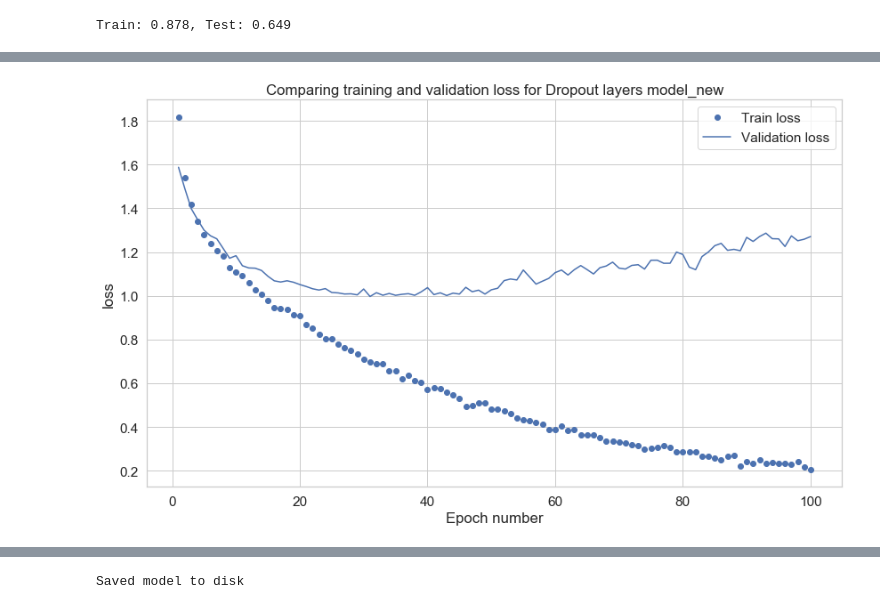
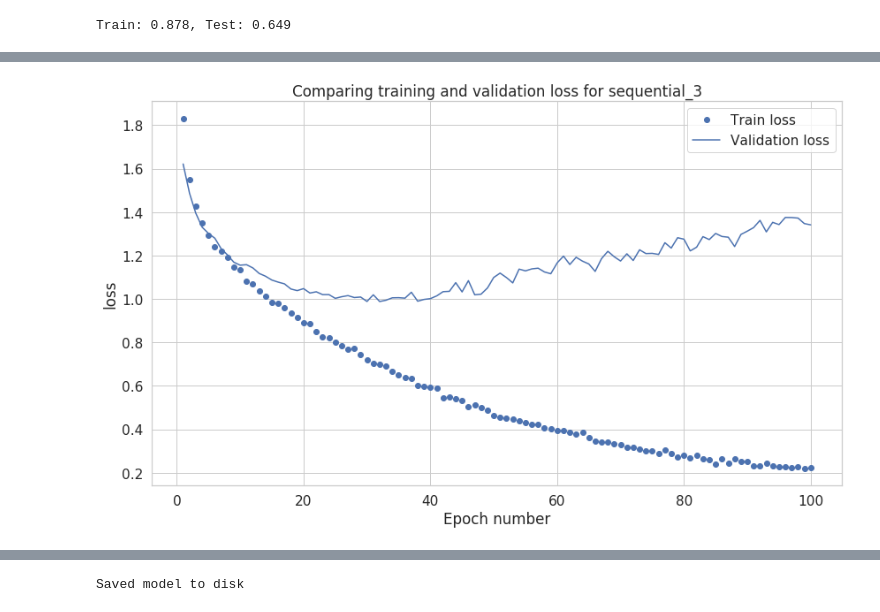
Before and after one commit to meetnisha/genre, a Jupyter notebook: app/analysis/EDA_DL.ipynb, the cells around one changed output, grey strips where cells are left out. Drawn from its saved outputs; the diff is of its cells as text; code cells hidden in the pictures.

```diff
--- a/app/analysis/EDA_DL.ipynb
+++ b/app/analysis/EDA_DL.ipynb
@@ -265,6 +276,7 @@ def remove_stopwords(input_text):
 df1.title = df1.title.apply(remove_stopwords)
 df1.tags = df1.tags.apply(remove_stopwords)
 # %%
+NB_WORDS = 10000  # Parameter indicating the number of words we'll put in the dictionary
 tk = Tokenizer(num_words=NB_WORDS,
                filters='!"#$%&()*+,-./:;<=>?@[\\]^_`{"}~\t\n',
                lower=True,
@@ -713,6 +713,7 @@ print('Train: %.3f, Test: %.3f' % (train_acc, test_acc))
 # %% [output]
 Train: 0.878, Test: 0.649
 # %%
+import keras as k
 input_shape_new = X_train_rest_new[0].shape
 drop_model_new = k.models.Sequential([
                             k.layers.Dense(512, activation='relu', input_shape=input_shape_new),
@@ -725,7 +726,7 @@ drop_model_new = k.models.Sequential([
                              k.layers.Dropout(0.2),
                              k.layers.Dense(8, activation='softmax')
                             ])
-drop_model_new.name = 'Dropout layers model_new'
+#drop_model_new.name = 'Dropoutlayersmodel'
 drop_history_new = deep_model(drop_model_new, X_train_rest_new, y_train_rest_new, X_valid_new, y_valid_new)
 drop_min_new = optimal_epoch(drop_history_new)
 eval_metric(drop_model_new, drop_history_new, 'loss')
@@ -735 +736 @@ Minimum validation loss reached in epoch 31
-[figure, old version]
+[figure, new version]
```
Also changed, not shown: parts of 35 cells of this notebook, 11 other files.
